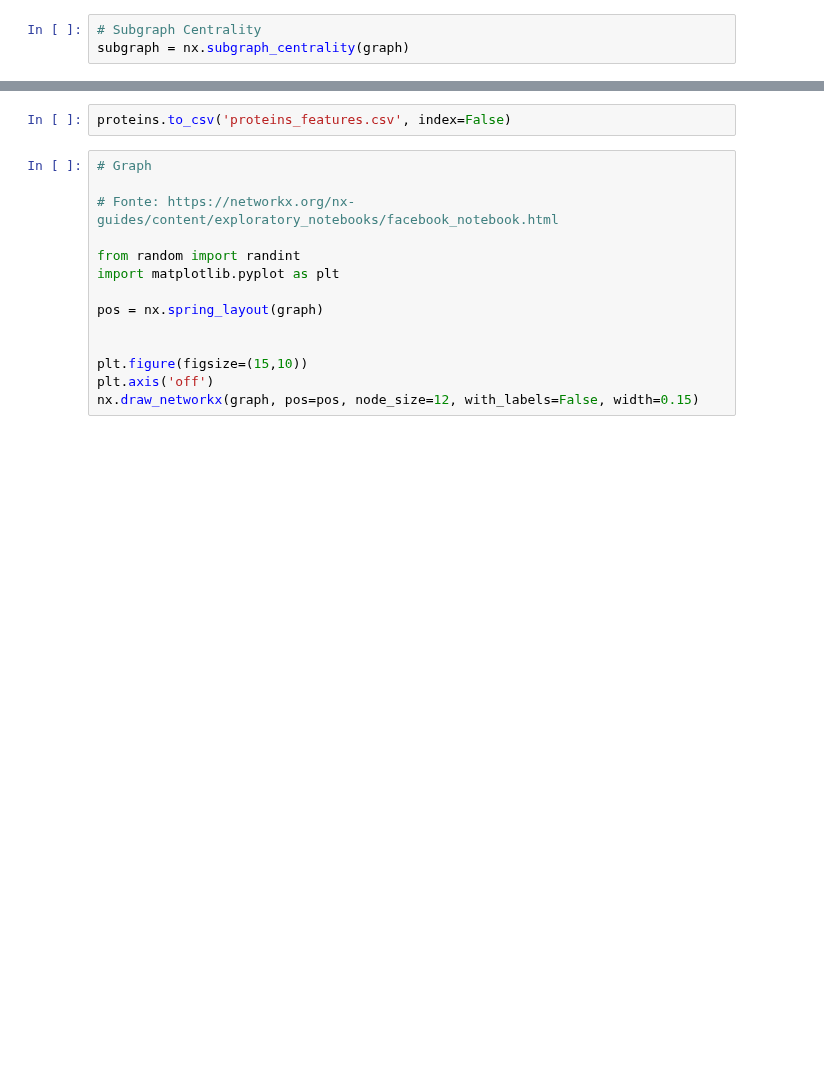
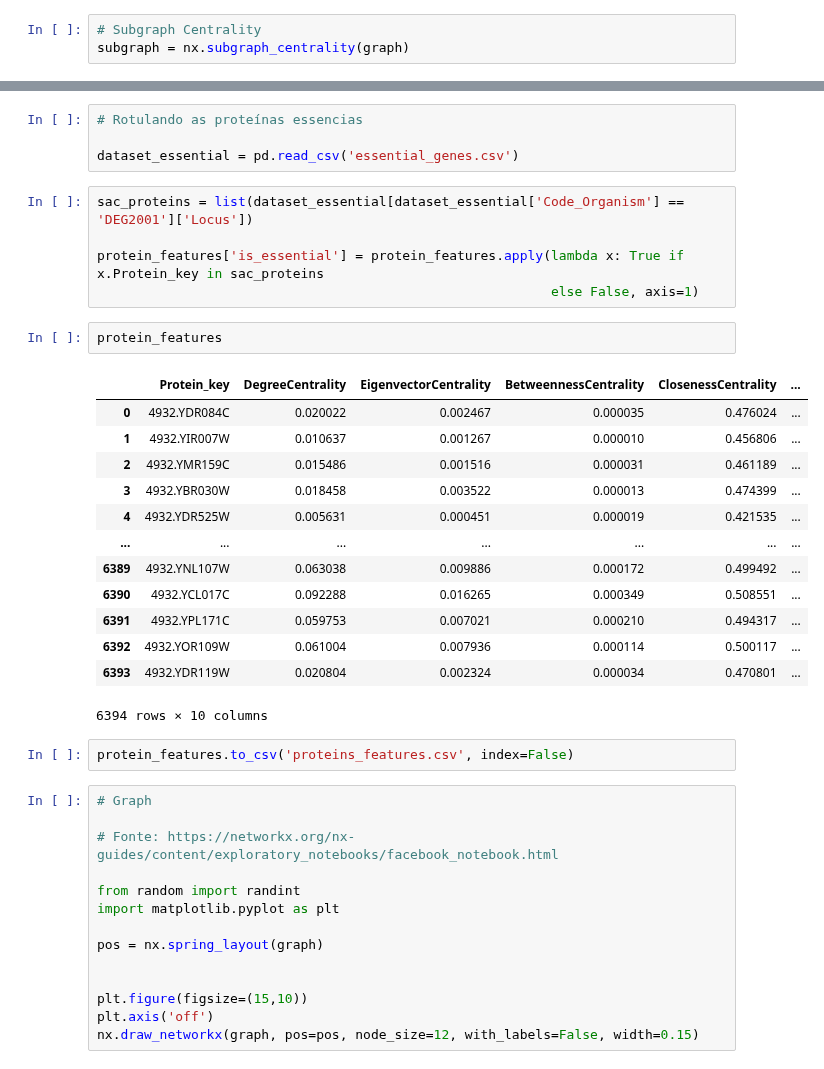
Before and after one commit to JessicaIta/deg-data-essentiality, a Jupyter notebook: STRING-deg-essenciality.ipynb, the cells around one changed output, grey strips where cells are left out. Cells and saved outputs as stored; diff of their text form; blank space fills up the shorter version.

```diff
--- a/STRING-deg-essenciality.ipynb
+++ b/STRING-deg-essenciality.ipynb
@@ -268,5 +291,30 @@ protein_features
+# %%
+# Rotulando as proteínas essencias
+
+dataset_essential = pd.read_csv('essential_genes.csv')
+# %%
+sac_proteins = list(dataset_essential[dataset_essential['Code_Organism'] == 'DEG2001']['Locus'])
+
+protein_features['is_essential'] = protein_features.apply(lambda x: True if x.Protein_key in sac_proteins
+                                                          else False, axis=1)
+# %%
+protein_features
+# %% [output]
+|  | Protein_key | DegreeCentrality | EigenvectorCentrality | BetweennessCentrality | ClosenessCentrality | ... |
+| 0 | 4932.YDR084C | 0.020022 | 0.002467 | 0.000035 | 0.476024 | ... |
+| 1 | 4932.YIR007W | 0.010637 | 0.001267 | 0.000010 | 0.456806 | ... |
+| 2 | 4932.YMR159C | 0.015486 | 0.001516 | 0.000031 | 0.461189 | ... |
+| 3 | 4932.YBR030W | 0.018458 | 0.003522 | 0.000013 | 0.474399 | ... |
+| 4 | 4932.YDR525W | 0.005631 | 0.000451 | 0.000019 | 0.421535 | ... |
+| ... | ... | ... | ... | ... | ... | ... |
+| 6389 | 4932.YNL107W | 0.063038 | 0.009886 | 0.000172 | 0.499492 | ... |
+| 6390 | 4932.YCL017C | 0.092288 | 0.016265 | 0.000349 | 0.508551 | ... |
+| 6391 | 4932.YPL171C | 0.059753 | 0.007021 | 0.000210 | 0.494317 | ... |
+| 6392 | 4932.YOR109W | 0.061004 | 0.007936 | 0.000114 | 0.500117 | ... |
+| 6393 | 4932.YDR119W | 0.020804 | 0.002324 | 0.000034 | 0.470801 | ... |
+6394 rows × 10 columns
 # %%
-proteins.to_csv('proteins_features.csv', index=False)
+protein_features.to_csv('proteins_features.csv', index=False)
 # %%
 # Graph
 
```
Also changed, not shown: parts of 6 cells of this notebook, 2 other files.
